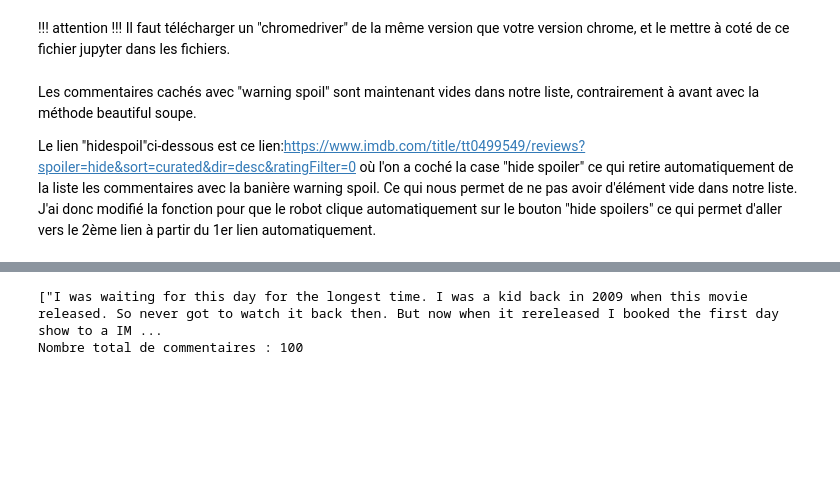
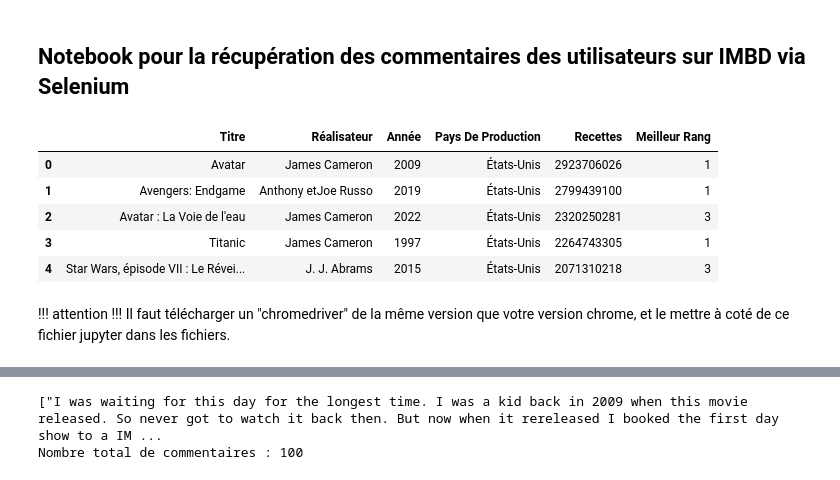
Before and after one commit to LouisArmand0/Projet_Python, a Jupyter notebook: recup_reviews_selenium.ipynb, the cells around one changed output, grey strips where cells are left out. Drawn from its saved outputs; the diff is of its cells as text; code cells hidden in the pictures; blank space fills up the shorter version.

```diff
--- a/recup_reviews_selenium.ipynb
+++ b/recup_reviews_selenium.ipynb
@@ -3,3 +1,5 @@
+# %% [markdown]
+## Notebook pour la récupération des commentaires des utilisateurs sur IMBD via Selenium
 # %%
 #pip install selenium
 # %%
@@ -10,8 +11,19 @@ from selenium.webdriver.common.keys import Keys
 from selenium.webdriver.common.by import By
 from selenium.webdriver.support.ui import WebDriverWait
 from selenium.webdriver.support import expected_conditions as EC
-# %% [markdown]
-!!! attention !!! Il faut télécharger un "chromedriver" de la même version que votre version chrome, et le mettre à coté de ce fichier jupyter dans les fichiers.
+# %%
+data_bo = pd.read_csv("data_bo.csv")
+# %%
+data_bo.head()
+# %% [output]
+|  | Titre | Réalisateur | Année | Pays De Production | Recettes | Meilleur Rang |
+| 0 | Avatar | James Cameron | 2009 | États-Unis | 2923706026 | 1 |
+| 1 | Avengers: Endgame | Anthony etJoe Russo | 2019 | États-Unis | 2799439100 | 1 |
+| 2 | Avatar : La Voie de l'eau | James Cameron | 2022 | États-Unis | 2320250281 | 3 |
+| 3 | Titanic | James Cameron | 1997 | États-Unis | 2264743305 | 1 |
+| 4 | Star Wars, épisode VII : Le Révei... | J. J. Abrams | 2015 | États-Unis | 2071310218 | 3 |
+# %% [markdown]
+!!! attention !!! Il faut télécharger un "chromedriver" de la même version que votre version chrome, et le mettre à coté de ce fichier jupyter dans les fichiers.
 # %%
 def scrape_imdb_reviews(url, num_iterations=3, wait_time=20):
     # Initialise le navigateur
@@ -54,9 +66,3 @@ def scrape_imdb_reviews(url, num_iterations=3, wait_time=20):
     driver.quit()
 
     return reviews_txt
-# %% [markdown]
-Les commentaires cachés avec "warning spoil" sont maintenant vides dans notre liste, contrairement à avant avec la méthode beautiful soupe.
-
-Le lien "hidespoil"ci-dessous est ce lien:https://www.imdb.com/title/tt0499549/reviews?spoiler=hide&sort=curated&dir=desc&ratingFilter=0
-où l'on a coché la case "hide spoiler" ce qui retire automatiquement de la liste les commentaires avec la banière warning spoil. Ce qui nous permet de ne pas avoir d'élément vide dans notre liste.
-J'ai donc modifié la fonction pour que le robot clique automatiquement sur le bouton "hide spoilers" ce qui permet d'aller vers le 2ème lien à partir du 1er lien automatiquement.
```
Also changed, not shown: parts of 9 cells of this notebook.
